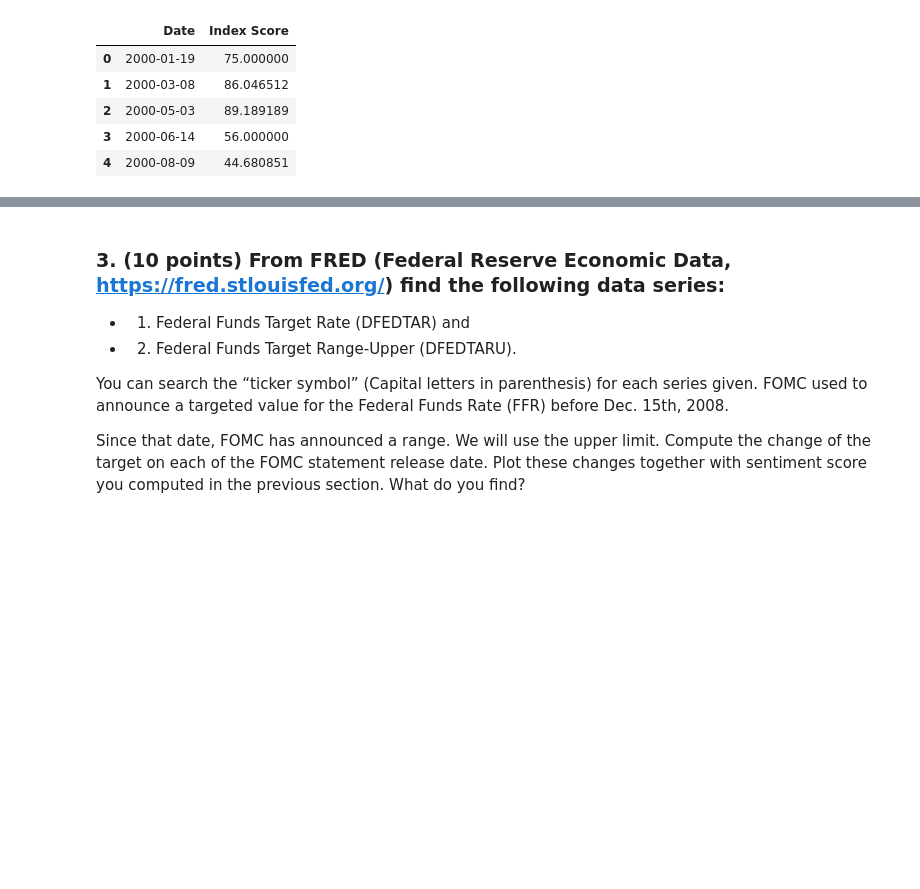
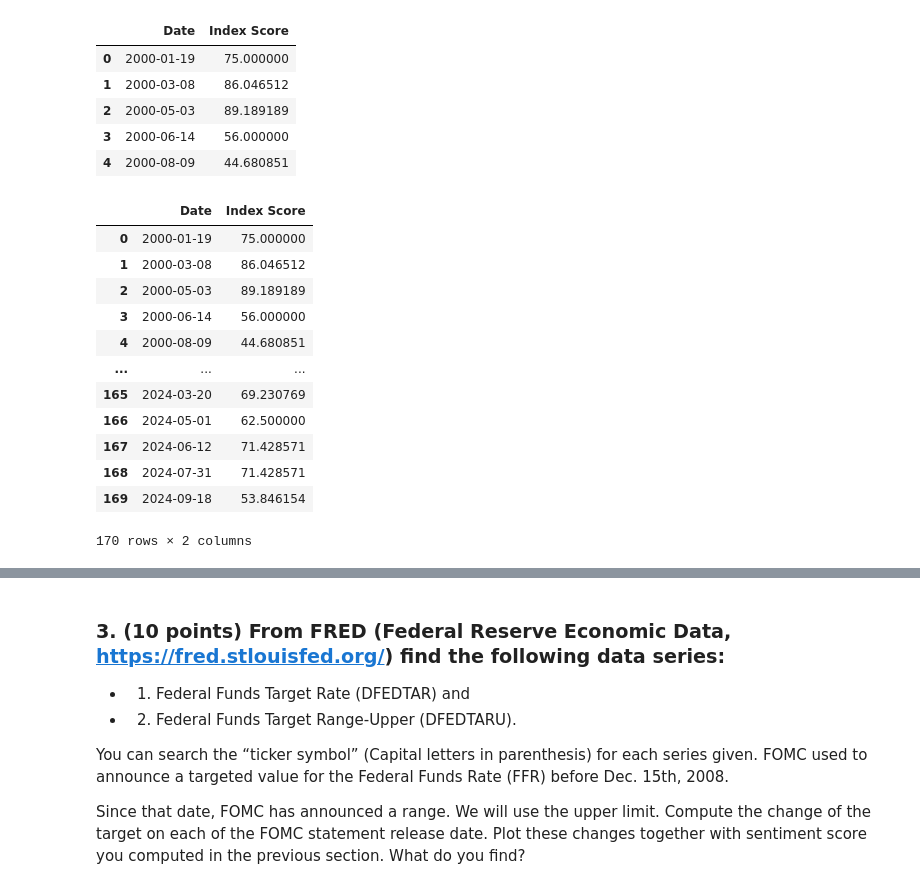
Before and after one commit to AntonioPineda29/Topics_Economics, a Jupyter notebook: 02_FOMC_statements_v4.ipynb, the cells around one changed output, grey strips where cells are left out. Drawn from its saved outputs; the diff is of its cells as text; code cells hidden in the pictures; blank space fills up the shorter version.

```diff
--- a/02_FOMC_statements_v4.ipynb
+++ b/02_FOMC_statements_v4.ipynb
@@ -607 +609,17 @@ with pd.ExcelWriter(output_file_path) as writer:
+# %%
+date_indx_score_df
+# %% [output]
+|  | Date | Index Score |
+| 0 | 2000-01-19 | 75.000000 |
+| 1 | 2000-03-08 | 86.046512 |
+| 2 | 2000-05-03 | 89.189189 |
+| 3 | 2000-06-14 | 56.000000 |
+| 4 | 2000-08-09 | 44.680851 |
+| ... | ... | ... |
+| 165 | 2024-03-20 | 69.230769 |
+| 166 | 2024-05-01 | 62.500000 |
+| 167 | 2024-06-12 | 71.428571 |
+| 168 | 2024-07-31 | 71.428571 |
+| 169 | 2024-09-18 | 53.846154 |
+170 rows × 2 columns
 # %%
```
Also changed, not shown: parts of 3 cells of this notebook.
